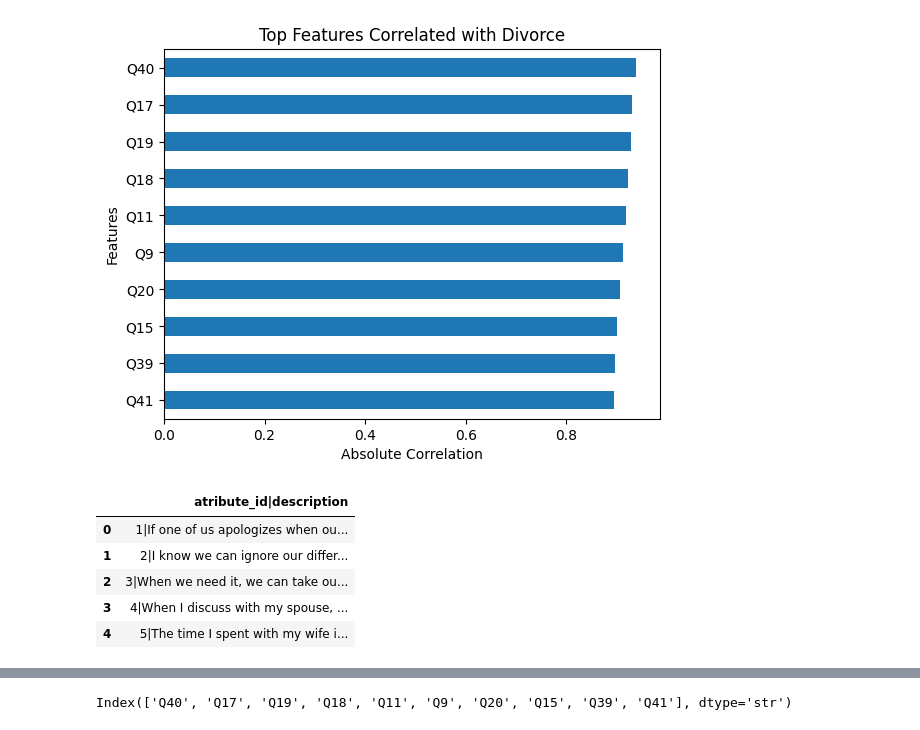
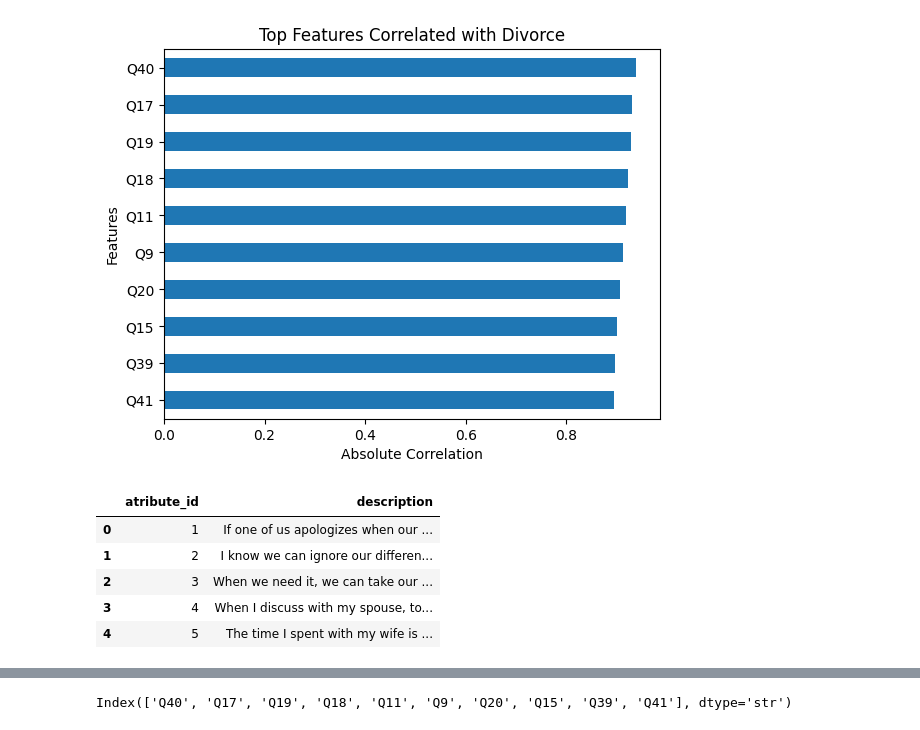
Before and after one commit to Vanhxinhgai/relationship-stability-analysis, a Jupyter notebook: relationship_stability.ipynb, the cells around one changed output, grey strips where cells are left out. Cells and saved outputs as stored; diff of their text form; code cells hidden in the pictures.

```diff
--- a/relationship_stability.ipynb
+++ b/relationship_stability.ipynb
@@ -143,13 +143,13 @@ plt.show()
 # %% [output]
 [figure]
 # %%
-ref = pd.read_csv("reference.tsv", sep="\t")
+ref = pd.read_csv("reference.tsv", sep="|")
 ref.head()
 # %% [output]
-|  | atribute_id|description |
-| 0 | 1|If one of us apologizes when ou... |
-| 1 | 2|I know we can ignore our differ... |
-| 2 | 3|When we need it, we can take ou... |
-| 3 | 4|When I discuss with my spouse, ... |
-| 4 | 5|The time I spent with my wife i... |
+|  | atribute_id | description |
+| 0 | 1 | If one of us apologizes when our ... |
+| 1 | 2 | I know we can ignore our differen... |
+| 2 | 3 | When we need it, we can take our ... |
+| 3 | 4 | When I discuss with my spouse, to... |
+| 4 | 5 | The time I spent with my wife is ... |
 # %%
```
Also changed, not shown: parts of 9 cells of this notebook.
